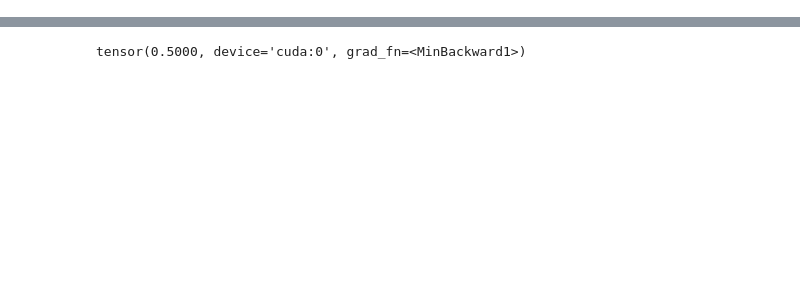
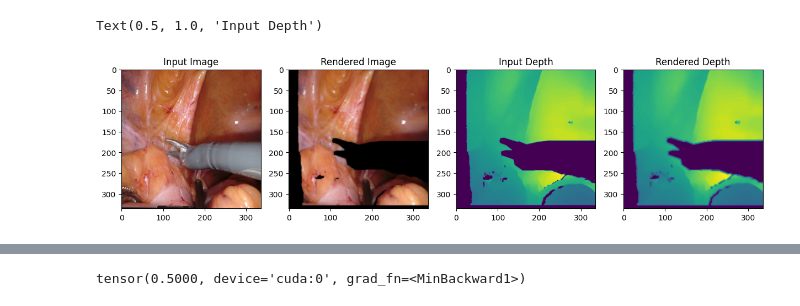
Before and after one commit to nasrelkad/SurgeSplam_deformation, a Jupyter notebook: tmp.ipynb, the cells around one changed output, grey strips where cells are left out. Cells and saved outputs as stored; diff of their text form; code cells hidden in the pictures; blank space fills up the shorter version.

```diff
--- a/tmp.ipynb
+++ b/tmp.ipynb
@@ -108,3 +121,75 @@ tensor(2.0028e-05, device='cuda:0', grad_fn=<MaxBackward1>)
+# %%
+use_grn = False
+from GRN.models.conv_unet import GaussianRegressionNetwork
+from utils.recon_helpers import energy_mask, setup_camera
+from GRN.grn_train_utils import initialize_params, get_pointcloud
+from utils.slam_helpers import (
+    transformed_params2rendervar, transformed_params2depthplussilhouette,
+    transform_to_frame, l1_loss_v1, matrix_to_quaternion,transformed_GRNparams2depthplussilhouette,transformed_GRNparams2rendervar)
+from diff_gaussian_rasterization import GaussianRasterizer as Renderer
+
+
+intrinsics = torch.tensor([[1.03530811e+03, 0., 5.96955017e+02], [0., 1.03508765e+03,5.20410034e+02], [0., 0., 1.]]).cuda() # SCARED (Da vinci Xi) intrinsics
+# intrinsics =  torch.tensor([[300., 0., 16.], [0., 300., 16.], [0., 0., 1.]]).cuda()
+w2c = torch.eye(4).cuda()
+cam = setup_camera(336, 336, intrinsics.cpu().numpy(), w2c.detach().cpu().numpy(), use_simplification=False,bg = [0,0,0])
+render_params = {'intrinsics': intrinsics,
+                    'w2c': w2c,
+                    'cam': cam}
+
+model = GaussianRegressionNetwork()
+model.load_state_dict(model_state_dict)
+model.cuda()
+# model.eval()
+output = model(input)
+
+mask = depth > 0.1
+mask = mask.tile(1,3,1,1)
+mask = mask[0,0,:,:].reshape(-1)
+
+pt_cloud,mean3_sq_dist= get_pointcloud(color,depth*scale,render_params['intrinsics'],render_params['w2c'],compute_mean_sq_dist=True,mask = mask)
+params,variables = initialize_params(pt_cloud,1,mean3_sq_dist)
+
+cols = torch.permute(output[0], (1, 2, 0)).reshape(-1, 8) # (C, H, W) -> (H, W, C) -> (H * W, C)
+rots = cols[:,:4]
+
+scales_norm = cols[:,4:7]
+opacities = cols[:,7][:,None]
+
+
+
+
+curr_data = {'cam': render_params['cam'], 'im': color, 'depth': depth*scale, 'id': 0, 'intrinsics': render_params['intrinsics'],
+                'w2c': render_params['w2c'], 'iter_gt_w2c_list': render_params['w2c']}
+
+if use_grn:
+    params['unnorm_rotations'] = rots[mask]
+    params['log_scales'] = scales_norm[mask]*mean3_sq_dist[:,None].tile(1,3)+0.0005
+    params['logit_opacities'] = opacities[mask]
+    rendervar = transformed_GRNparams2rendervar(params,params['means3D'],params['unnorm_rotations'],params['log_scales'])
+    depth_sil_rendervar = transformed_GRNparams2depthplussilhouette(params, render_params['w2c'],
+                                                    params['means3D'],params['unnorm_rotations'],params['log_scales'])
+else:
+
+    rendervar = transformed_params2rendervar(params,params['means3D'],params['unnorm_rotations'],params['log_scales'])
+    depth_sil_rendervar = transformed_params2depthplussilhouette(params, render_params['w2c'],
+                                                    params['means3D'],params['unnorm_rotations'],params['log_scales'])
+# ~~~~~~~~~~~~~~~~~~~~~~~~~~~ render gaussians ~~~~~~~~~~~~~~~~~~~~~~~~~~~
+im_pred, radius, _ = Renderer(raster_settings=render_params['cam'])(**rendervar)
+depth_pred,_,_ = Renderer(raster_settings=render_params['cam'])(**depth_sil_rendervar)
+fig,ax = plt.subplots(1,4,figsize = (15,5))
+ax[1].set_title('Rendered Image')
+ax[1].imshow(im_pred.permute(1,2,0).cpu().detach())
+ax[0].imshow(curr_data['im'].squeeze(0).permute(1,2,0).cpu().detach())
+ax[0].set_title('Input Image')
+ax[3].imshow(depth_pred[0,:,:].cpu().detach())
+ax[3].set_title('Rendered Depth')
+ax[2].imshow(depth.squeeze().cpu().detach())
+ax[2].set_title('Input Depth')
+# plt.colorbar(im,ax = ax[3])()
+# %% [output]
+Text(0.5, 1.0, 'Input Depth')
+[figure, added]
 # %%
 from GRN.models.conv_unet import GaussianRegressionNetwork
 from utils.recon_helpers import energy_mask, setup_camera
```
Also changed, not shown: parts of 4 cells of this notebook, 3 other files.
